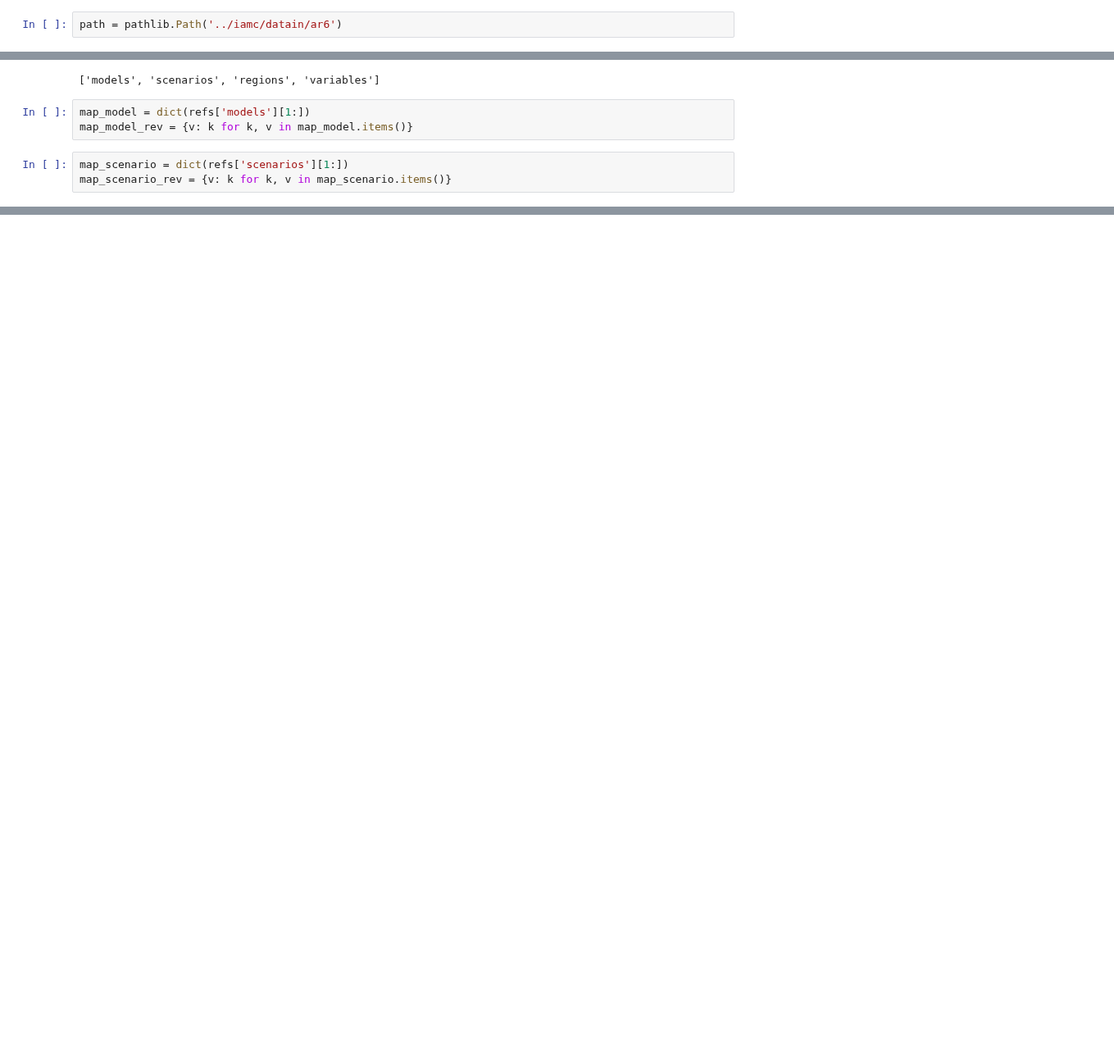
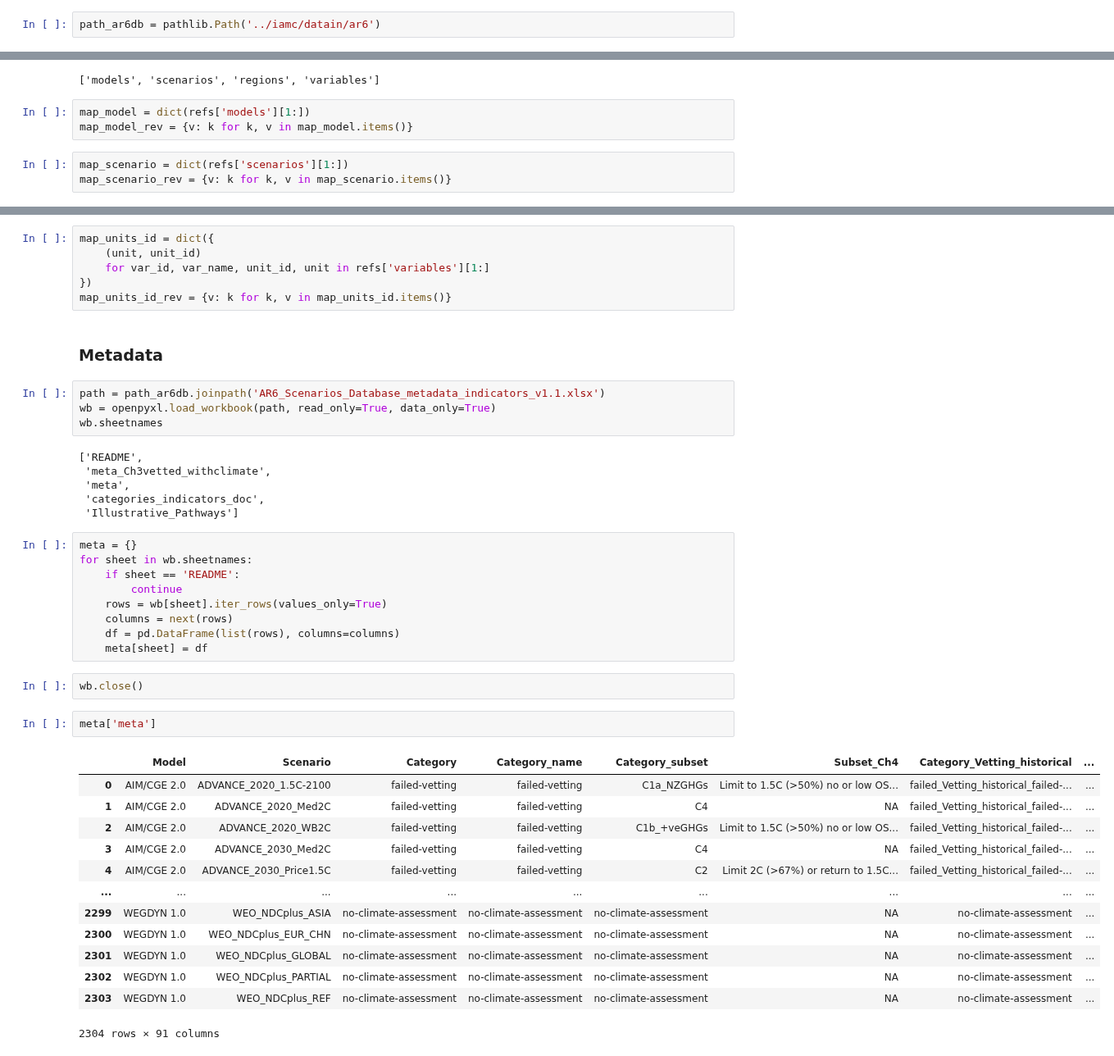
Before and after one commit to tsutsui1872/mce, a Jupyter notebook: notebook/mk_scenario_ar6db.ipynb, the cells around one changed output, grey strips where cells are left out. Shown at 82% size. Cells and saved outputs as stored; diff of their text form; blank space fills up the shorter version.

```diff
--- a/notebook/mk_scenario_ar6db.ipynb
+++ b/notebook/mk_scenario_ar6db.ipynb
@@ -10,3 +16,3 @@ import json
 # %%
-path = pathlib.Path('../iamc/datain/ar6')
+path_ar6db = pathlib.Path('../iamc/datain/ar6')
 # %%
@@ -34,0 +48,45 @@ map_scenario_rev = {v: k for k, v in map_scenario.items()}
+# %%
+map_units_id = dict({
+    (unit, unit_id)
+    for var_id, var_name, unit_id, unit in refs['variables'][1:]
+})
+map_units_id_rev = {v: k for k, v in map_units_id.items()}
+# %% [markdown]
+### Metadata
+# %%
+path = path_ar6db.joinpath('AR6_Scenarios_Database_metadata_indicators_v1.1.xlsx')
+wb = openpyxl.load_workbook(path, read_only=True, data_only=True)
+wb.sheetnames
+# %% [output]
+['README',
+ 'meta_Ch3vetted_withclimate',
+ 'meta',
+ 'categories_indicators_doc',
+ 'Illustrative_Pathways']
+# %%
+meta = {}
+for sheet in wb.sheetnames:
+    if sheet == 'README':
+        continue
+    rows = wb[sheet].iter_rows(values_only=True)
+    columns = next(rows)
+    df = pd.DataFrame(list(rows), columns=columns)
+    meta[sheet] = df
+# %%
+wb.close()
+# %%
+meta['meta']
+# %% [output]
+|  | Model | Scenario | Category | Category_name | Category_subset | Subset_Ch4 | Category_Vetting_historical | ... |
+| 0 | AIM/CGE 2.0 | ADVANCE_2020_1.5C-2100 | failed-vetting | failed-vetting | C1a_NZGHGs | Limit to 1.5C (>50%) no or low OS... | failed_Vetting_historical_failed-... | ... |
+| 1 | AIM/CGE 2.0 | ADVANCE_2020_Med2C | failed-vetting | failed-vetting | C4 | NA | failed_Vetting_historical_failed-... | ... |
+| 2 | AIM/CGE 2.0 | ADVANCE_2020_WB2C | failed-vetting | failed-vetting | C1b_+veGHGs | Limit to 1.5C (>50%) no or low OS... | failed_Vetting_historical_failed-... | ... |
+| 3 | AIM/CGE 2.0 | ADVANCE_2030_Med2C | failed-vetting | failed-vetting | C4 | NA | failed_Vetting_historical_failed-... | ... |
+| 4 | AIM/CGE 2.0 | ADVANCE_2030_Price1.5C | failed-vetting | failed-vetting | C2 | Limit 2C (>67%) or return to 1.5C... | failed_Vetting_historical_failed-... | ... |
+| ... | ... | ... | ... | ... | ... | ... | ... | ... |
+| 2299 | WEGDYN 1.0 | WEO_NDCplus_ASIA | no-climate-assessment | no-climate-assessment | no-climate-assessment | NA | no-climate-assessment | ... |
+| 2300 | WEGDYN 1.0 | WEO_NDCplus_EUR_CHN | no-climate-assessment | no-climate-assessment | no-climate-assessment | NA | no-climate-assessment | ... |
+| 2301 | WEGDYN 1.0 | WEO_NDCplus_GLOBAL | no-climate-assessment | no-climate-assessment | no-climate-assessment | NA | no-climate-assessment | ... |
+| 2302 | WEGDYN 1.0 | WEO_NDCplus_PARTIAL | no-climate-assessment | no-climate-assessment | no-climate-assessment | NA | no-climate-assessment | ... |
+| 2303 | WEGDYN 1.0 | WEO_NDCplus_REF | no-climate-assessment | no-climate-assessment | no-climate-assessment | NA | no-climate-assessment | ... |
+2304 rows × 91 columns
```
Also changed, not shown: parts of 25 cells of this notebook.
